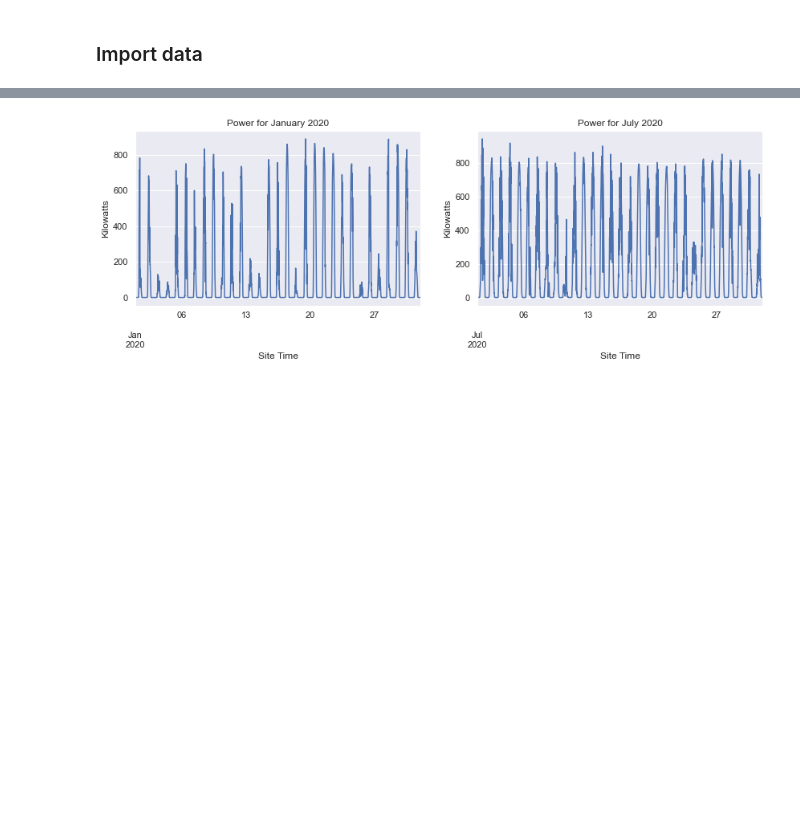
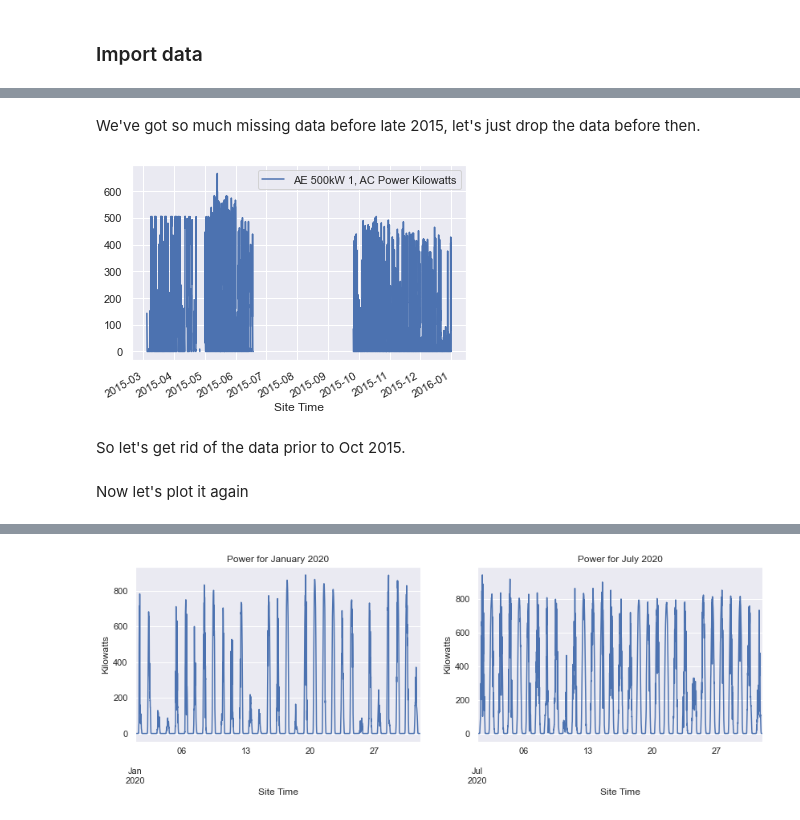
Before and after one commit to ruthcaswellsmith/Capstone---Solar-Energy, a Jupyter notebook: notebooks/Solar - Data Wrangling.ipynb, the cells around one changed output, grey strips where cells are left out. Drawn from its saved outputs; the diff is of its cells as text; code cells hidden in the pictures; blank space fills up the shorter version.

```diff
--- a/notebooks/Solar - Data Wrangling.ipynb
+++ b/notebooks/Solar - Data Wrangling.ipynb
@@ -61,0 +83,8 @@ df[['Shark Meter, KWtotal Kilowatts','AE 500kW 1, AC Power Kilowatts','AE 500kW
+# %% [markdown]
+We've got so much missing data before late 2015, let's just drop the data before then.
+# %%
+df[['AE 500kW 1, AC Power Kilowatts']].loc['2015'].plot();
+# %% [output]
+[figure, added]
+# %% [markdown]
+So let's get rid of the data prior to Oct 2015.
@@ -61,0 +93,2 @@ df[['Shark Meter, KWtotal Kilowatts','AE 500kW 1, AC Power Kilowatts','AE 500kW
+# %% [markdown]
+Now let's plot it again
```
Also changed, not shown: parts of 71 cells of this notebook, 1 other file.
